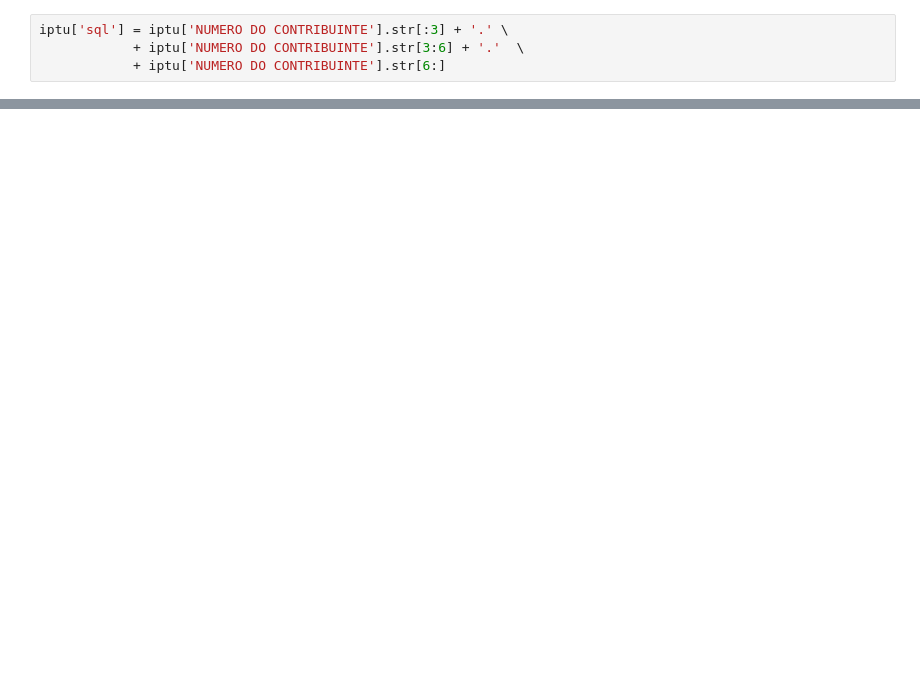
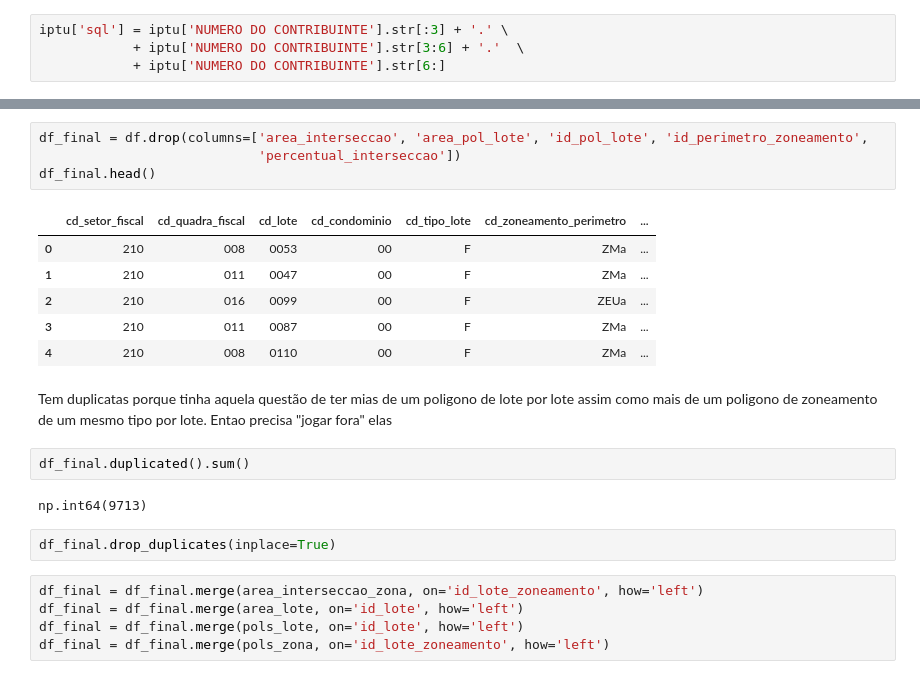
Before and after one commit to h-pgy/zoneamento_lotes_pmsp, a Jupyter notebook: 03_data_munging_final.ipynb, the cells around one changed output, grey strips where cells are left out. Saved outputs shown, nothing was run; the diff lists cells and outputs as text; blank space fills up the shorter version.

```diff
--- a/03_data_munging_final.ipynb
+++ b/03_data_munging_final.ipynb
@@ -149,0 +252,24 @@ df.shape
+# %%
+df_final = df.drop(columns=['area_interseccao', 'area_pol_lote', 'id_pol_lote', 'id_perimetro_zoneamento',
+                            'percentual_interseccao'])
+df_final.head()
+# %% [output]
+|  | cd_setor_fiscal | cd_quadra_fiscal | cd_lote | cd_condominio | cd_tipo_lote | cd_zoneamento_perimetro | ... |
+| 0 | 210 | 008 | 0053 | 00 | F | ZMa | ... |
+| 1 | 210 | 011 | 0047 | 00 | F | ZMa | ... |
+| 2 | 210 | 016 | 0099 | 00 | F | ZEUa | ... |
+| 3 | 210 | 011 | 0087 | 00 | F | ZMa | ... |
+| 4 | 210 | 008 | 0110 | 00 | F | ZMa | ... |
+# %% [markdown]
+Tem duplicatas porque tinha aquela questão de ter mias de um poligono de lote por lote assim como mais de um poligono de zoneamento de um mesmo tipo por lote. Entao precisa "jogar fora" elas
+# %%
+df_final.duplicated().sum()
+# %% [output]
+np.int64(9713)
+# %%
+df_final.drop_duplicates(inplace=True)
+# %%
+df_final = df_final.merge(area_interseccao_zona, on='id_lote_zoneamento', how='left')
+df_final = df_final.merge(area_lote, on='id_lote', how='left')
+df_final = df_final.merge(pols_lote, on='id_lote', how='left')
+df_final = df_final.merge(pols_zona, on='id_lote_zoneamento', how='left')
```
Also changed, not shown: parts of 63 cells of this notebook, 1 other file.
